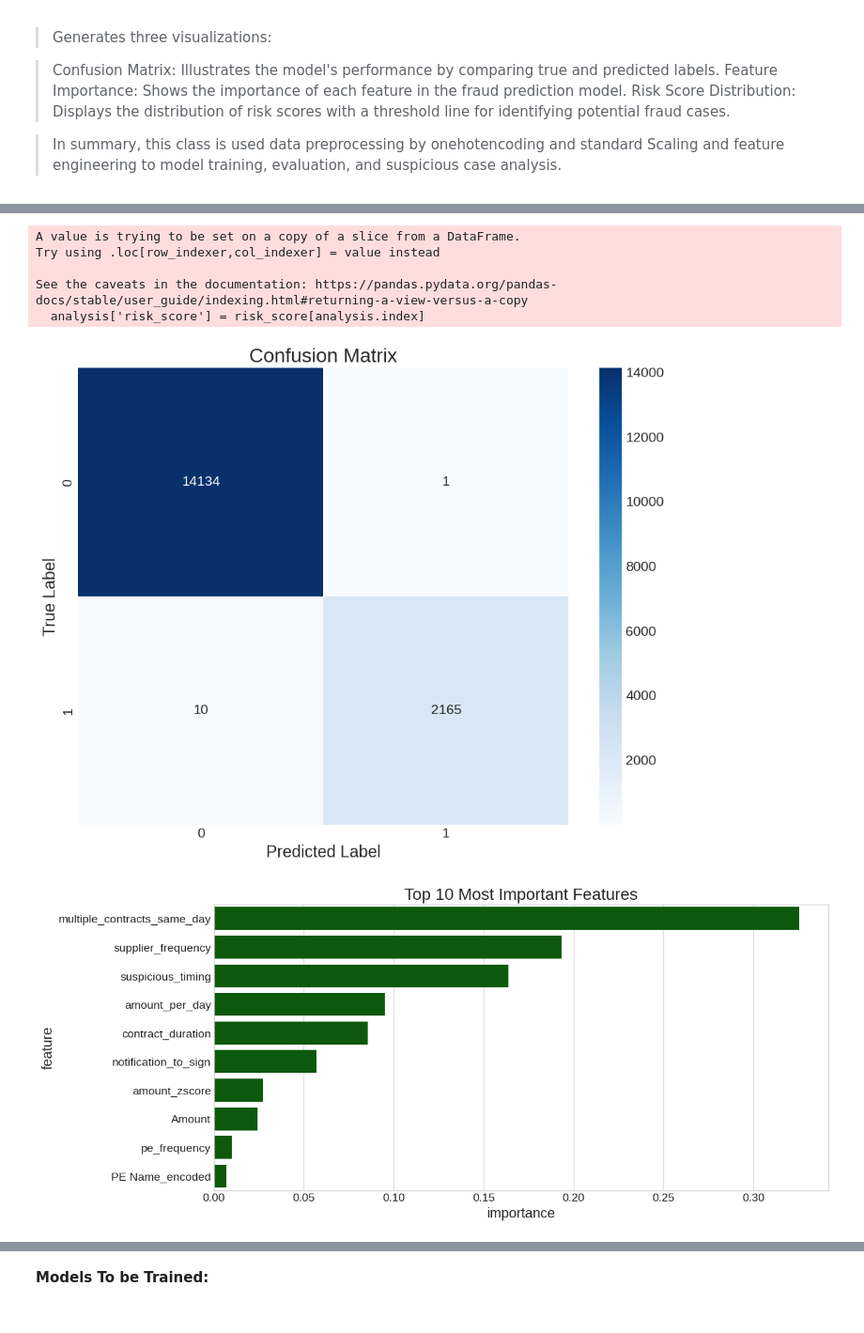
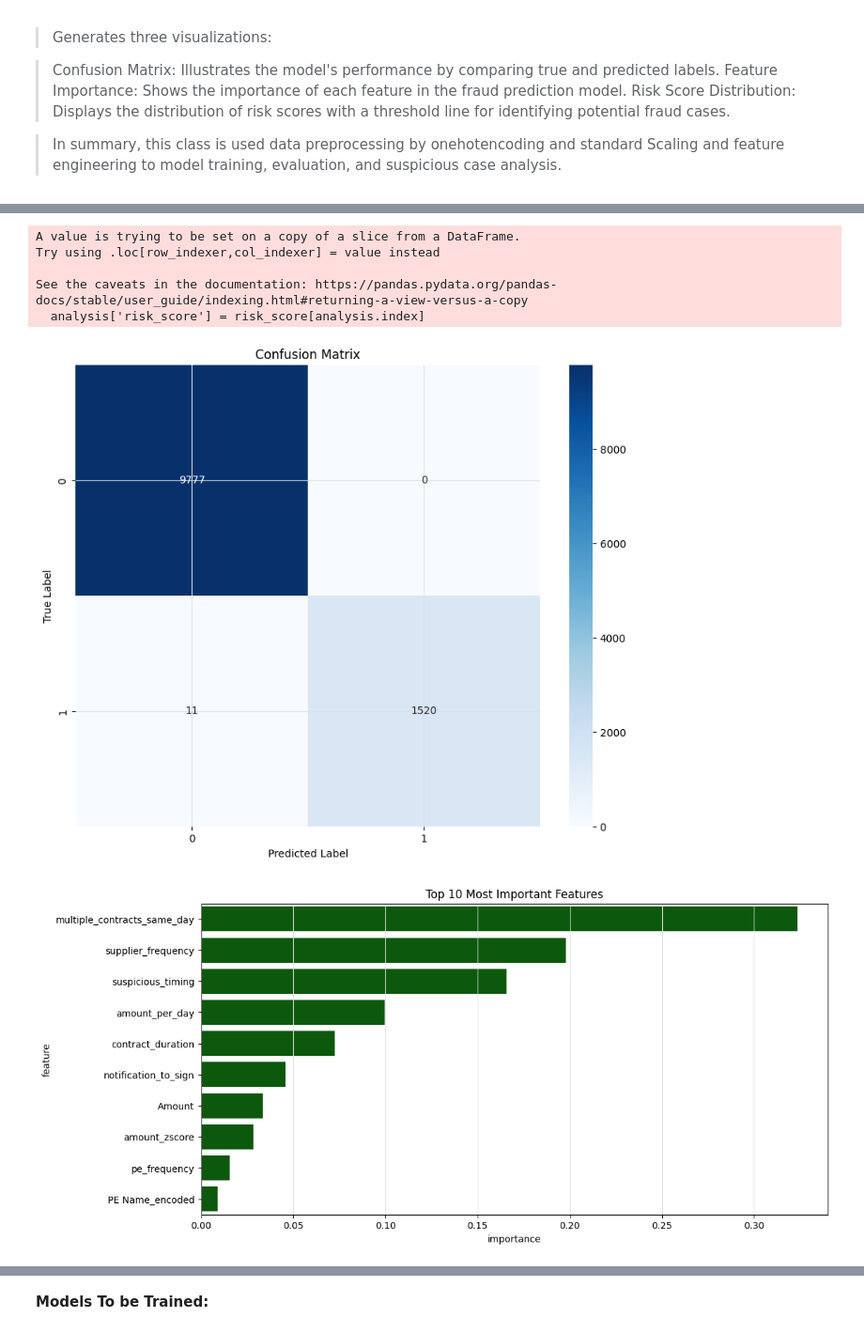
Before and after one commit to ProcureGuardAI/Fraud-Detection-Machine-Learning, a Jupyter notebook: index.ipynb, the cells around one changed output, grey strips where cells are left out. Shown at 94% size. Saved outputs shown, nothing was run; the diff lists cells and outputs as text; code cells hidden in the pictures.

```diff
--- a/index.ipynb
+++ b/index.ipynb
@@ -618,0 +630,5 @@ dtype: int64
+# %%
+
+df.drop(columns=['Contract Number', 'Tender Ref.'], inplace=True)
+# %%
+df.dropna(inplace = True)
@@ -619,15 +657,2 @@ dtype: int64
 # %% [markdown]
 ***Converting columns to datetime format***
-# %%
-# Ensure the relevant columns are in datetime format
-df['Award Date'] = pd.to_datetime(df['Award Date'], errors='coerce')
-df['Sign Date'] = pd.to_datetime(df['Sign Date'], errors='coerce')
-
-# Calculate Start Date by subtracting Award Date from Sign Date
-df['Start Date'] = df['Sign Date'] - df['Award Date']
-
-# Convert Start Date to the desired format (YYYY-MM-DD)
-df['Formatted Start Date'] = (df['Award Date'] + df['Start Date']).dt.strftime('%Y-%m-%d')
-
-# Print the DataFrame to see the changes
-print(df[['Award Date', 'Sign Date', 'Formatted Start Date']].head())
@@ -844,7 +1087,7 @@ class ProcurementFraudDetector:
         # Convert date columns to datetime
         date_columns = [
             'Award Date', 'Eval Completion Date', 'Notification Of Award Date',
-            'Sign Date', 'Start Date', 'End Date', 'Created At'
+            'Sign Date', 'End Date'
         ]
 
         for col in date_columns:
@@ -932,7 +1175,7 @@ class ProcurementFraudDetector:
             'is_fy_end', 'multiple_contracts_same_day'
         ]
 
-        categorical_columns = ['Quarter', 'PE Name']
+        categorical_columns = ['PE Name']
 
         # Encode categorical variables
         for col in categorical_columns:
@@ -987,7 +1230,7 @@ class ProcurementFraudDetector:
         suspicious_cases = df[risk_score > high_risk_threshold].copy()
 
         analysis = suspicious_cases[[
-            'Contract Number', 'Amount', 'Award Date', 'Supplier Name', 'PE Name', 'notification_to_sign', 'contract_duration',
+            'Amount', 'Award Date', 'Supplier Name', 'PE Name', 'notification_to_sign', 'contract_duration',
             'amount_per_day', 'suspicious_timing', 'high_amount_anomaly'
         ]]
 
@@ -1030,10 +1273,8 @@ class ProcurementFraudDetector:
         plt.legend()
         plt.show()
 
-# Usage example:
+
 def run_fraud_detection(data_path):
-    # Read the data
-    df = pd.read_excel(data_path)
 
     # Initialize the detector
     detector = ProcurementFraudDetector()
@@ -1056,7 +1297,7 @@ def run_fraud_detection(data_path):
 
 if __name__ == "__main__":
     # Run the fraud detection
-    df_labeled, suspicious_cases, model = run_fraud_detection('published_contracts.xlsx')
+    df_labeled, suspicious_cases, model = run_fraud_detection('data/published_contracts.xlsx')
 
     # Print suspicious cases
     print("\nTop 10 Most Suspicious Cases:")
@@ -1076,7 +1317,7 @@ weighted avg       1.00      1.00      1.00     16310
 A value is trying to be set on a copy of a slice from a DataFrame.
 Try using .loc[row_indexer,col_indexer] = value instead
 
 See the caveats in the documentation: https://pandas.pydata.org/pandas-docs/stable/user_guide/indexing.html#returning-a-view-versus-a-copy
   analysis['risk_score'] = risk_score[analysis.index]
-[figure, old version]
+[figure, new version]
-[figure, old version]
+[figure, new version]
```
Also changed, not shown: parts of 37 cells of this notebook.
